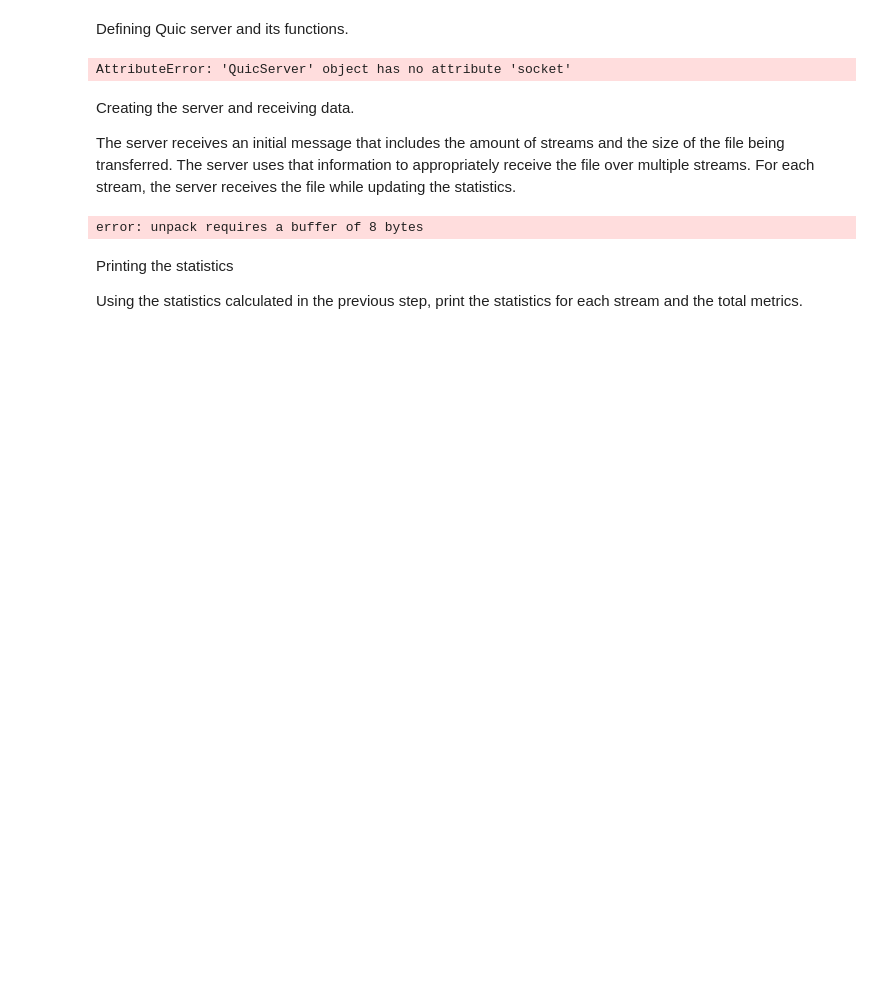
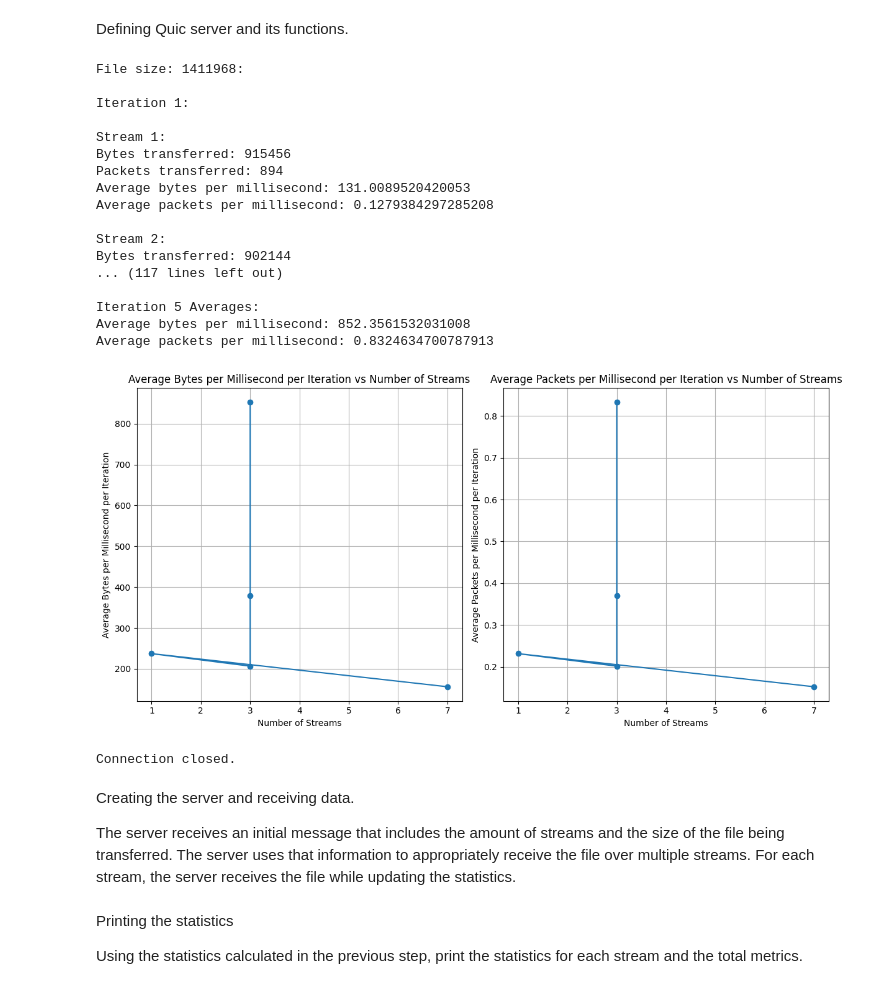
Before and after one commit to May2303/CommuNet---final-project, a Jupyter notebook: CommunicNetwork/server.ipynb, the cells around one changed output. Saved outputs shown, nothing was run; the diff lists cells and outputs as text; code cells hidden in the pictures; blank space fills up the shorter version.

Commit message:
Added Graphs
Main issue is statistics values which seem weird

```diff
--- a/CommunicNetwork/server.ipynb
+++ b/CommunicNetwork/server.ipynb
@@ -4,8 +4,8 @@ Defining Quic server and its functions.
 import socket
 import struct
 import time
-import math
 import select
+import matplotlib.pyplot as plt
 
 class QuicServer:
     local_port = 12345
@@ -22,6 +22,10 @@ class QuicServer:
         self.total_packets_received = 0
         self.iteration = 0
         self.iteration_metrics = []  # To store average metrics for each iteration
+
+    def close_connection(self):
+        self.socket.close()
+        print("Connection closed.")
 
     def process_initial_message(self):
         initial_message, sender_address = self.socket.recvfrom(4096)  # Increase buffer size to 4096 bytes
@@ -71,7 +75,6 @@ class QuicServer:
         with socket.socket(socket.AF_INET, socket.SOCK_DGRAM) as sock:
             sock.sendto(self.finished_message, server_address)
 
-
     def calculate_metrics(self):
         metrics = {}
         current_time = time.time()
@@ -98,14 +101,10 @@ class QuicServer:
             iteration_avg_packets_per_ms = total_iteration_avg_packets_per_ms / len(streams) if streams else 0
             self.iteration_metrics.append({
                 "average_bytes_per_millisecond": iteration_avg_bytes_per_ms,
-                "average_packets_per_millisecond": iteration_avg_packets_per_ms
+                "average_packets_per_millisecond": iteration_avg_packets_per_ms,
+                "num_streams": len(streams)
             })
         return metrics
-
-
-
-
-
 
     def print_statistics(self, metrics, file_size):
         print(f"\nFile size: {file_size}:")
@@ -113,56 +112,83 @@ class QuicServer:
             print(f"\nIteration {iteration}:")
             for stream_id, metric in streams.items():
                 print(f"\nStream {stream_id}:")
                 print(f"Bytes transferred: {metric['bytes_transferred']}")
                 print(f"Packets transferred: {metric['packets_transferred']}")
                 print(f"Average bytes per millisecond: {metric['average_bytes_per_millisecond']}")
                 print(f"Average packets per millisecond: {metric['average_packets_per_millisecond']}")
             avg_metrics = self.iteration_metrics[iteration-1]
             print(f"\nIteration {iteration} Averages:")
             print(f"Average bytes per millisecond: {avg_metrics['average_bytes_per_millisecond']}")
             print(f"Average packets per millisecond: {avg_metrics['average_packets_per_millisecond']}")
 
+    def plot_metrics(self):
+        avg_bytes_per_ms = [metrics["average_bytes_per_millisecond"] for metrics in self.iteration_metrics]
+        avg_packets_per_ms = [metrics["average_packets_per_millisecond"] for metrics in self.iteration_metrics]
+        num_streams = [metrics["num_streams"] for metrics in self.iteration_metrics]
+
+        plt.figure(figsize=(12, 6))
+
+        plt.subplot(1, 2, 1)
+        plt.plot(num_streams, avg_bytes_per_ms, marker='o')
+        plt.title('Average Bytes / Millisecond per Iteration vs Number of Streams')
+        plt.xlabel('Number of Streams')
+        plt.ylabel('Average Bytes / Millisecond per Iteration')
+        plt.grid(True)
+
+        plt.subplot(1, 2, 2)
+        plt.plot(num_streams, avg_packets_per_ms, marker='o')
+        plt.title('Average Packets / Millisecond per Iteration vs Number of Streams')
+        plt.xlabel('Number of Streams')
+        plt.ylabel('Average Packets / Millisecond per Iteration')
+        plt.grid(True)
+
+        plt.tight_layout()
+        plt.show()
 
     def run(self):
         for _ in range(5):
             sender_ip, num_streams, file_size = self.process_initial_message()
             self.iteration += 1
             received_data = self.receive_packets(num_streams)
             if self.iteration < 5:
                 self.send_ready_message(sender_ip)
             elif self.iteration == 5:
                 self.send_finished_message(sender_ip)
             elif self.iteration > 5:
                 print(f"Invalid iteration {self.iteration}")
         metrics = self.calculate_metrics()
         self.print_statistics(metrics, file_size)
+        self.plot_metrics()
+        self.close_connection()
 
 server = QuicServer()
 server.run()
 # %% [output]
-AttributeError: 'QuicServer' object has no attribute 'socket'
+File size: 1411968:
+
+Iteration 1:
+
+Stream 1:
+Bytes transferred: 915456
+Packets transferred: 894
+Average bytes per millisecond: 131.0089520420053
+Average packets per millisecond: 0.1279384297285208
+
+Stream 2:
+Bytes transferred: 902144
+... (117 lines left out)
+
+Iteration 5 Averages:
+Average bytes per millisecond: 852.3561532031008
+Average packets per millisecond: 0.8324634700787913
+[figure, added]
+Connection closed.
 # %% [markdown]
 Creating the server and receiving data.
 
 The server receives an initial message that includes the amount of streams and the size of the file being transferred.
 The server uses that information to appropriately receive the file over multiple streams.
 For each stream, the server receives the file while updating the statistics.
-# %%
-# Create QuicServer instance
-server = QuicServer()
-
-# Receive the initial message and extract the sender's IP, number of streams, and file size
-sender_ip, num_streams, file_size = server.process_initial_message()
-
-# Process data for each stream and assemble the file
-for stream_id in range(1, num_streams + 1):
-    server.update_statistics(stream_id, b"")  # Initialize data for the stream
-    received_data = server.receive_packets(stream_id, file_size)
-
-# Calculate metrics for each stream and total metrics
-metrics, total_metrics = server.calculate_metrics()
-# %% [output]
-error: unpack requires a buffer of 8 bytes
 # %% [markdown]
 Printing the statistics
 
```
Also changed, not shown: parts of 1 cell of this notebook, 1 other file.
